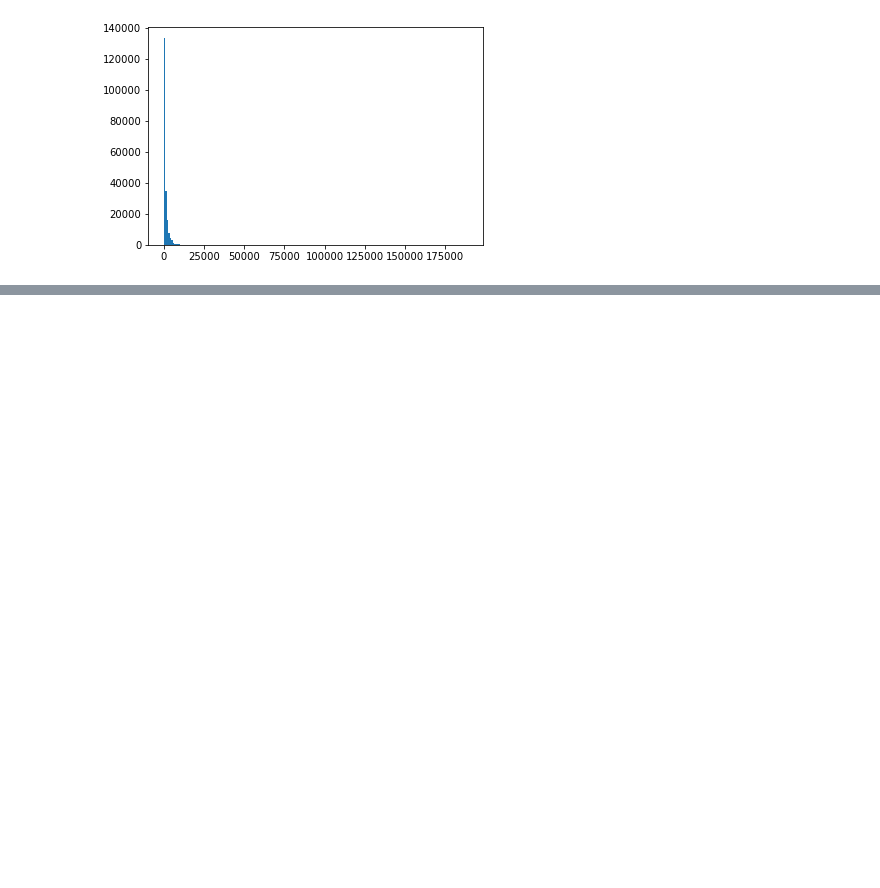
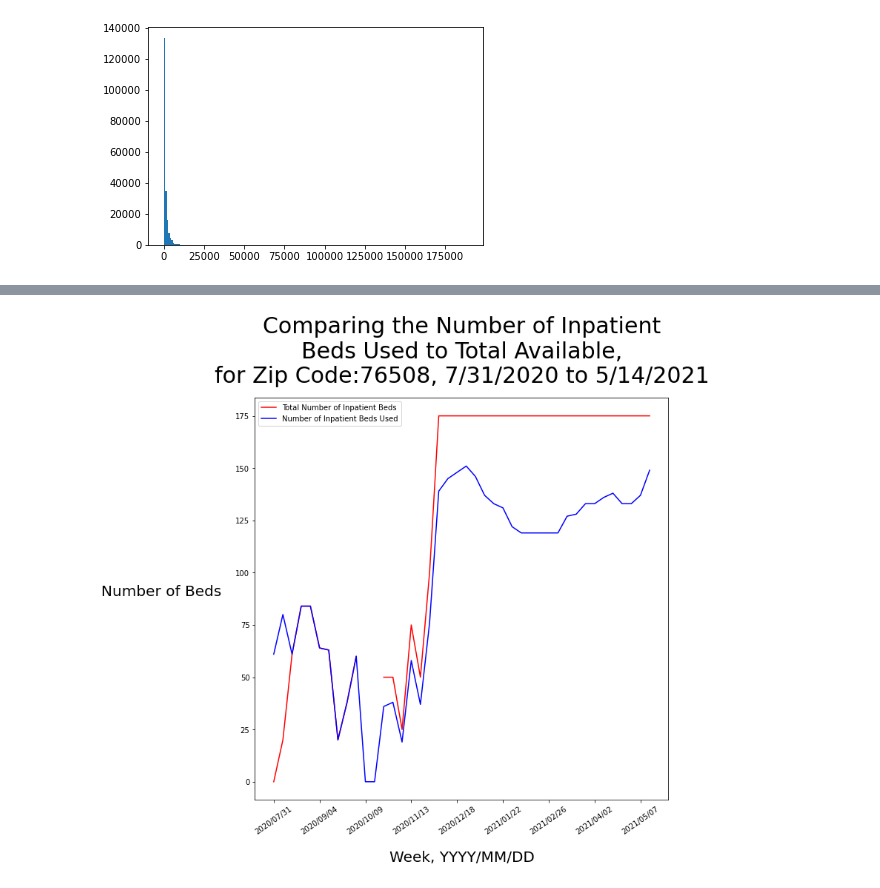
Before and after one commit to WhyVee/covid_in_the_community, a Jupyter notebook: src/graphing_nb.ipynb, the cells around one changed output, grey strips where cells are left out. Saved outputs shown, nothing was run; the diff lists cells and outputs as text; code cells hidden in the pictures; blank space fills up the shorter version.

```diff
--- a/src/graphing_nb.ipynb
+++ b/src/graphing_nb.ipynb
@@ -93,0 +119,18 @@ plt.xticks(rotation='35');
+# %%
+grouped_hospital.get_group(96755)[['inpatient_beds_used_7_day_sum', 'inpatient_beds_7_day_sum']]
+
+x = grouped_hospital.get_group(96755)['collection_week']
+y = grouped_hospital.get_group(96755)['inpatient_beds_7_day_sum']
+y_2 = grouped_hospital.get_group(96755)['inpatient_beds_used_7_day_sum']
+
+fig, ax = plt.subplots(figsize=figure_size)
+ax.plot(x, y, color='red', label='Total Number of Inpatient Beds')
+ax.plot(x, y_2, color='blue', label='Number of Inpatient Beds Used')
+ax.set_title(f'Comparing the Number of Inpatient\nBeds Used to Total Available,\nfor Zip Code:{code}, 7/31/2020 to 5/14/2021', size=30, pad=20)
+ax.set_xlabel('Week, YYYY/MM/DD', size=20, labelpad=20)
+ax.set_ylabel('Number of Beds', rotation=0, size=20, labelpad=100)
+ax.set_xticks(x[::5])
+ax.legend()
+plt.xticks(rotation='35');
+# %% [output]
+[figure, added]
```
Also changed, not shown: parts of 8 cells of this notebook.
